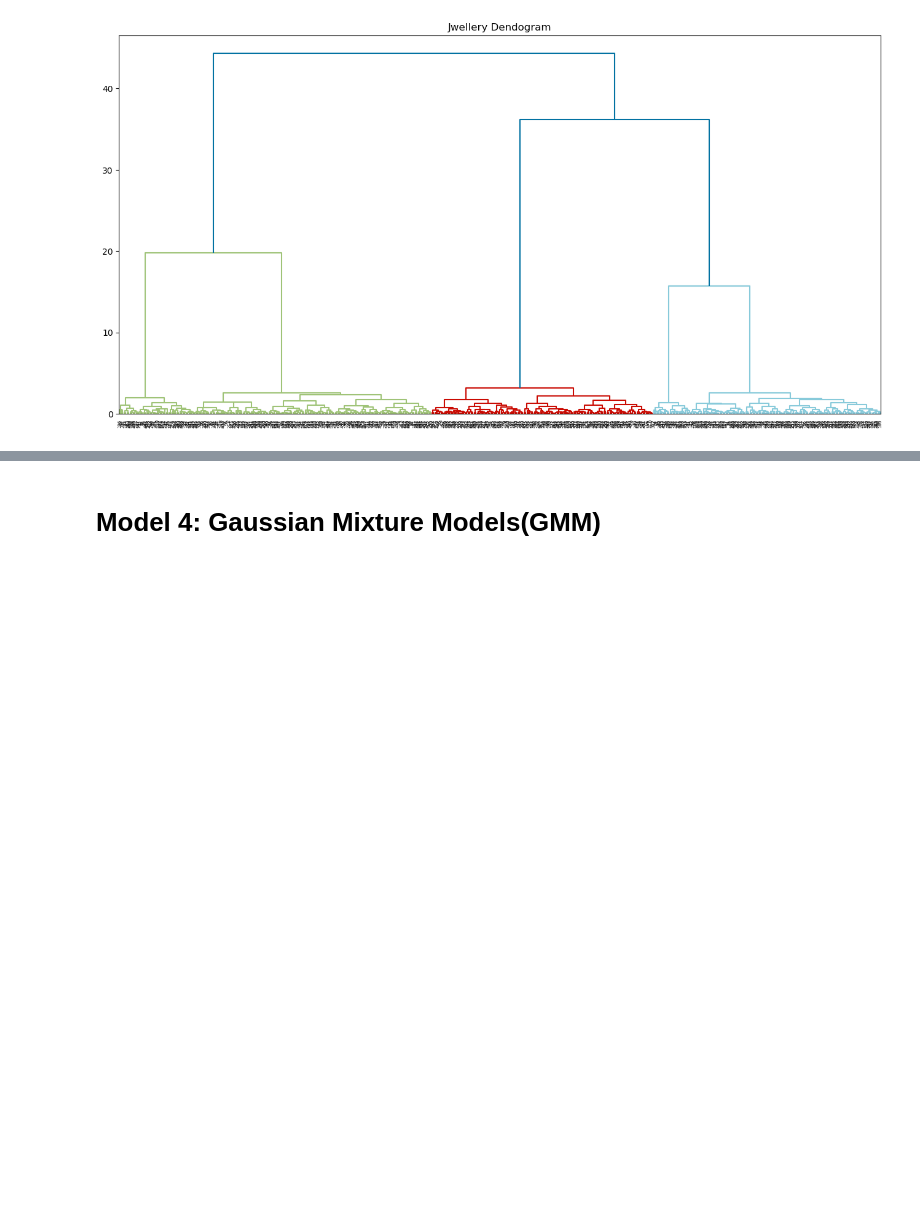
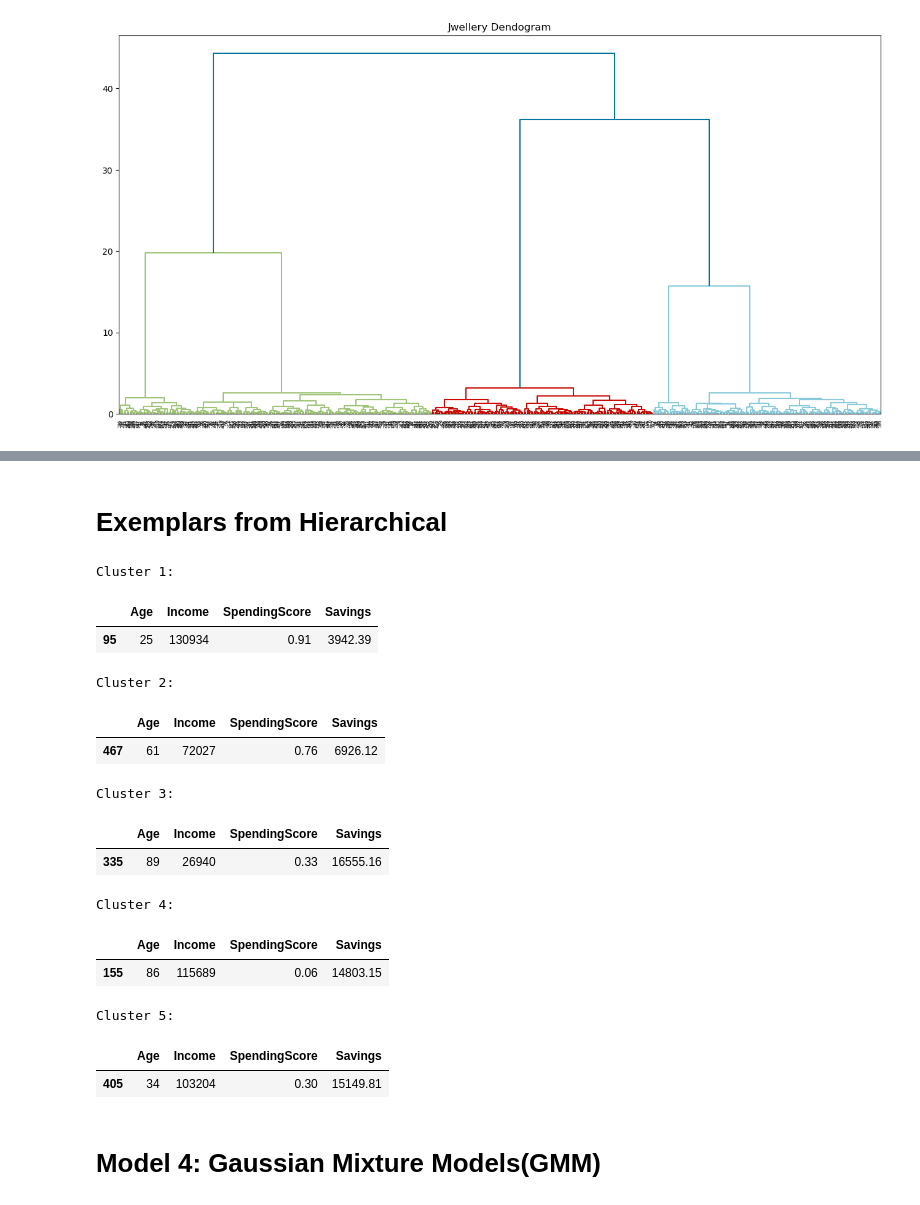
Before and after one commit to MadhumitaRoy/Clustering_Introduction, a Jupyter notebook: Clustering_Jwellerydata_UnsupervisedLearning.ipynb, the cells around one changed output, grey strips where cells are left out. Drawn from its saved outputs; the diff is of its cells as text; code cells hidden in the pictures; blank space fills up the shorter version.

```diff
--- a/Clustering_Jwellerydata_UnsupervisedLearning.ipynb
+++ b/Clustering_Jwellerydata_UnsupervisedLearning.ipynb
@@ -673,3 +763,33 @@ dend = scipy.cluster.hierarchy.dendrogram(aggl);
+# %% [markdown]
+# Exemplars from Hierarchical
+# %%
+from scipy.spatial import distance
+
+for i, label in enumerate(set(labels)):
+    X_tmp= X
+    exemplar_idx = distance.cdist([means[i]], X).argmin()
+
+    print('\nCluster {}:'.format(label))
+    #print("  Examplar ID: {}".format(exemplar_idx))
+    #print("  Label: {}".format(labels[exemplar_idx]))
+    #print("  Features:")
+    display(data.iloc[[exemplar_idx]])
+# %% [output]
+Cluster 1:
+|  | Age | Income | SpendingScore | Savings |
+| 95 | 25 | 130934 | 0.91 | 3942.39 |
+Cluster 2:
+|  | Age | Income | SpendingScore | Savings |
+| 467 | 61 | 72027 | 0.76 | 6926.12 |
+Cluster 3:
+|  | Age | Income | SpendingScore | Savings |
+| 335 | 89 | 26940 | 0.33 | 16555.16 |
+Cluster 4:
+|  | Age | Income | SpendingScore | Savings |
+| 155 | 86 | 115689 | 0.06 | 14803.15 |
+Cluster 5:
+|  | Age | Income | SpendingScore | Savings |
+| 405 | 34 | 103204 | 0.30 | 15149.81 |
 # %% [markdown]
 # Model 4: Gaussian Mixture Models(GMM)
 # %%
```
Also changed, not shown: parts of 5 cells of this notebook.
